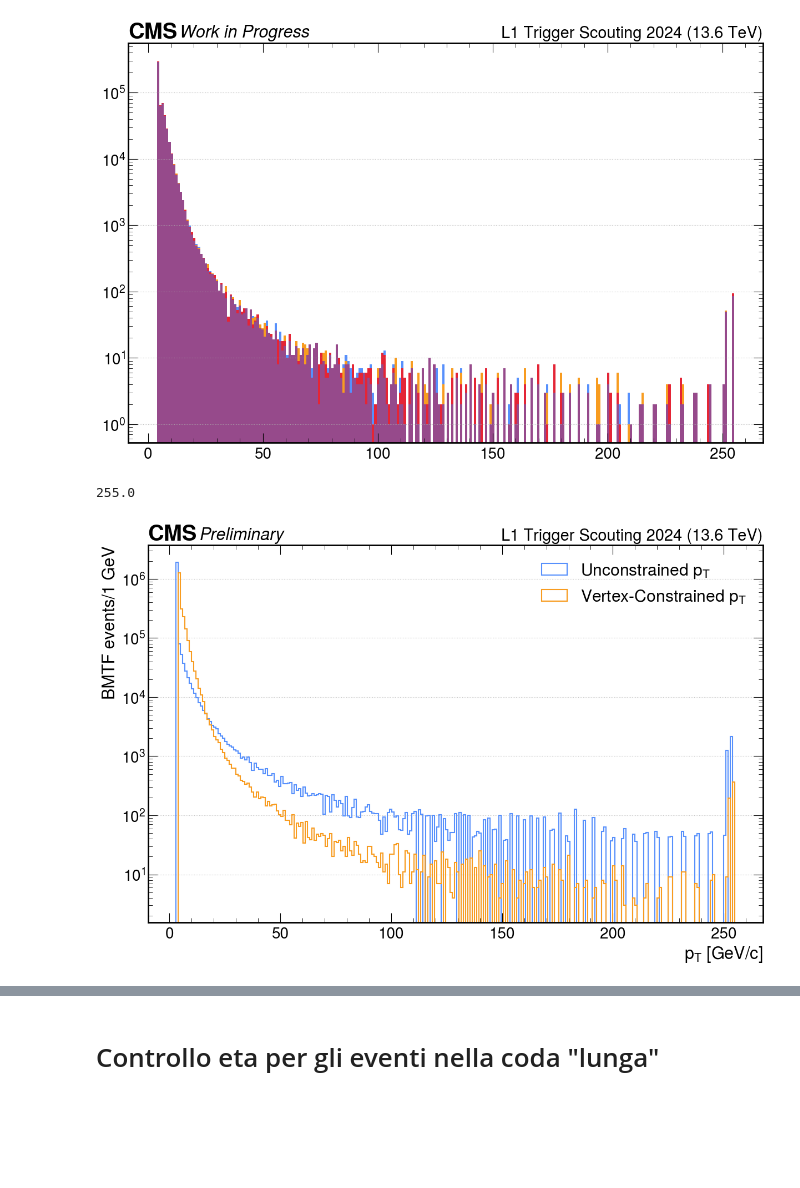
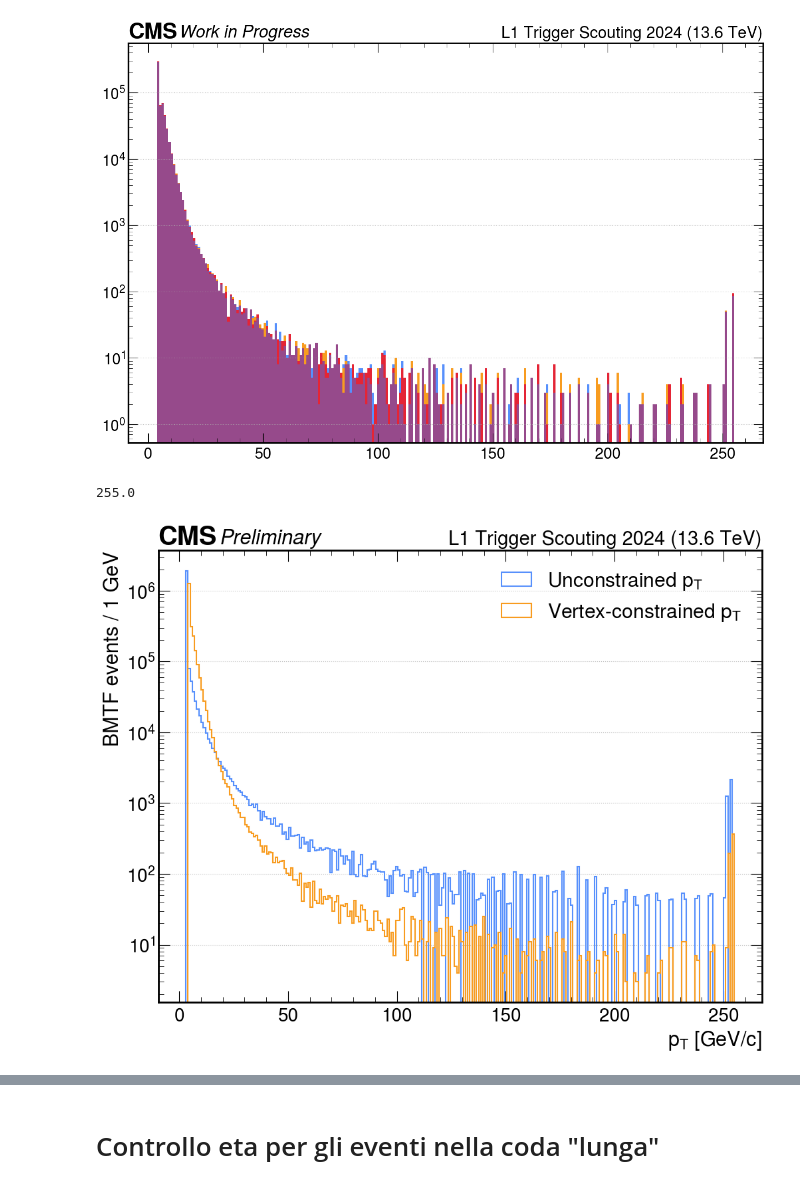
Before and after one commit to francescoreschio/Tesi-Triennale, a Jupyter notebook: Codice/BMTF.ipynb, the cells around one changed output, grey strips where cells are left out. Cells and saved outputs as stored; diff of their text form; code cells hidden in the pictures; blank space fills up the shorter version.

```diff
--- a/Codice/BMTF.ipynb
+++ b/Codice/BMTF.ipynb
@@ -231,29 +235,30 @@ ax.set_yscale('log')
 # %%
 #Plot di Pt e Ptu uniti
 
 print(np.max(Pt))
 
-fig, ax = plt.subplots(figsize=(12, 8), constrained_layout=True)
+fig, ax = plt.subplots(figsize= FIGSIZE, constrained_layout=True)
 
 set_label_font(ax, FONTSIZE)
 set_tick_font(ax, FONTSIZE - 2)
 draw_cms_label(ax, fontsize= FONTSIZE, rlabel="L1 Trigger Scouting 2024 (13.6 TeV)")
 
 ax.hist(Ptu, bins = 250,  label='Unconstrained $p_T$', histtype='step', linewidth = 1.5)
-ax.hist(Pt, bins = 250, label='Vertex-Constrained $p_T$', histtype='step', linewidth = 1.5)
+ax.hist(Pt, bins = 250, label='Vertex-constrained $p_T$', histtype='step', linewidth = 1.5)
 
 ax.set_xlabel(r'$p_T$ [GeV/c]')
-ax.set_ylabel(r'BMTF events/1 GeV')
+ax.set_ylabel(r'BMTF events / 1 GeV')
+ax.set_axisbelow(True)
+
 ax.legend()
-#ax.set_xlim(0, 50)
-#ax.set_ylim(0, 1000)
+
 ax.grid(visible=True, axis='y')
 ax.set_yscale('log')
 
 plt.savefig("../Immagini/BMTF_PtPtu.pdf")
 plt.savefig("../Immagini/ImmaginiPNG/BMTF_PtPtu.png")
 # %% [output]
 255.0
-[figure, old version]
+[figure, new version]
 # %%
 #Distribuzione della differenza
```
Also changed, not shown: parts of 27 cells of this notebook, 8 other files.
